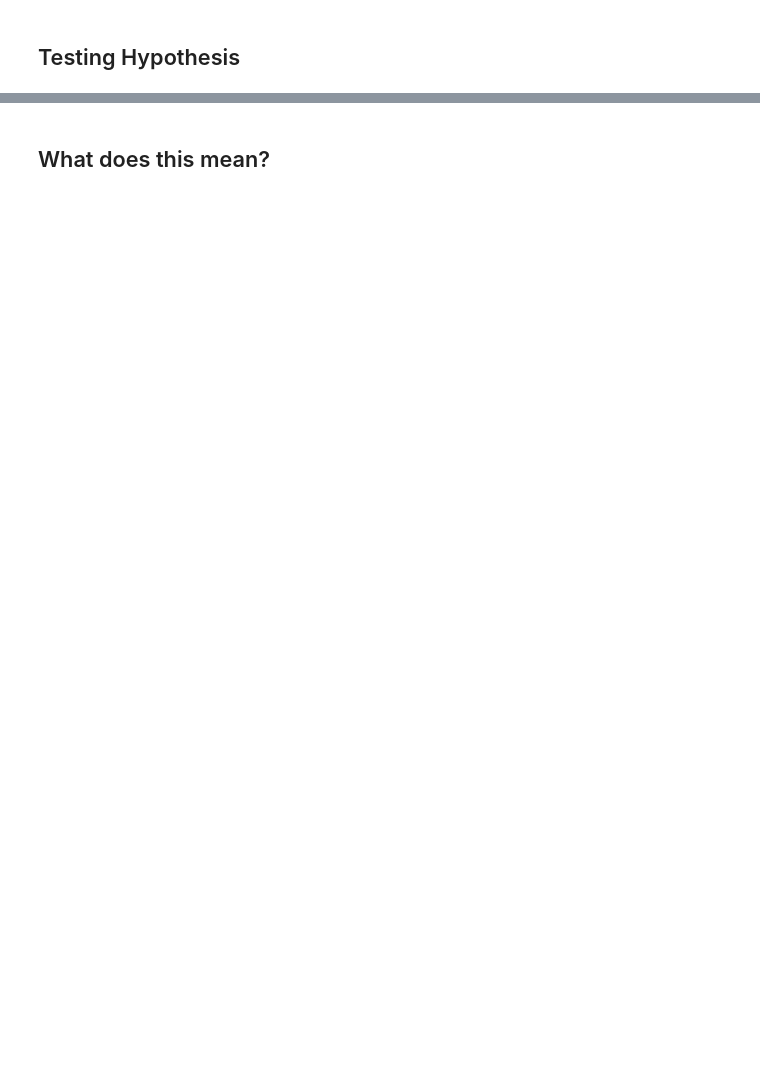
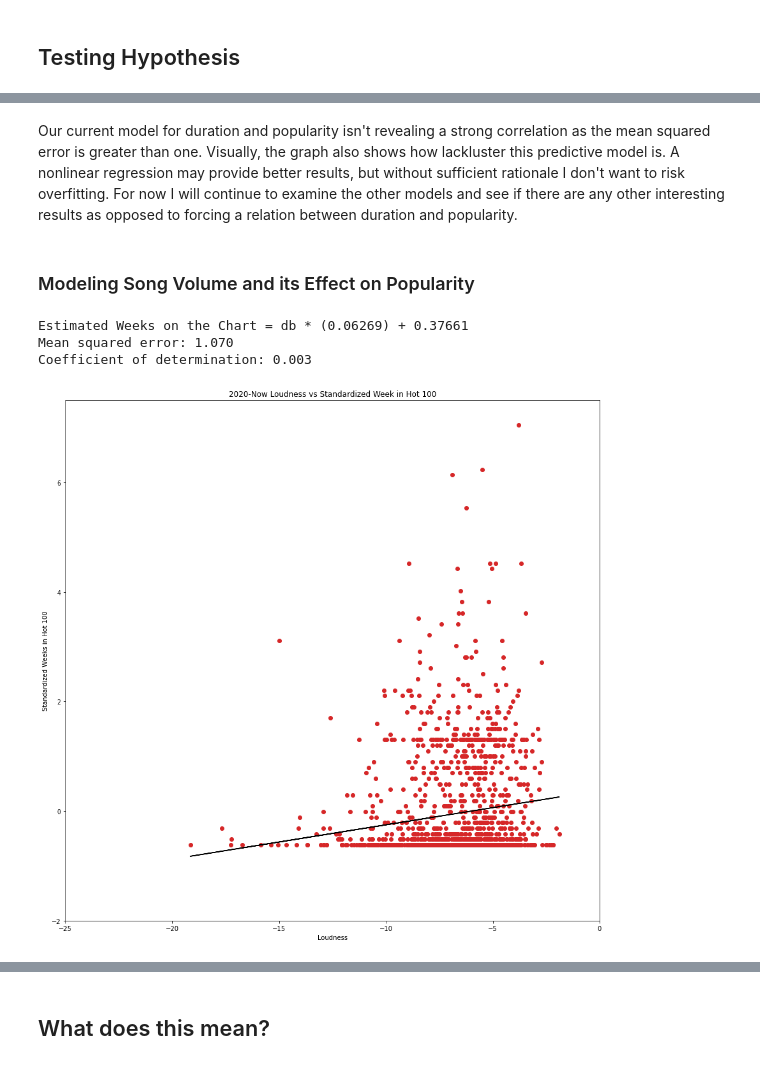
Before and after one commit to Mabanta/Mabanta.github.io, a Jupyter notebook: final.ipynb, the cells around one changed output, grey strips where cells are left out. Drawn from its saved outputs; the diff is of its cells as text; code cells hidden in the pictures; blank space fills up the shorter version.

```diff
--- a/final.ipynb
+++ b/final.ipynb
@@ -699,0 +835,45 @@ from sklearn.metrics import mean_squared_error, r2_score
+# %% [markdown]
+Our current model for duration and popularity isn't revealing a strong correlation as the mean squared error is greater than one. Visually, the graph also shows how lackluster this predictive model is. A nonlinear regression may provide better results, but without sufficient rationale I don't want to risk overfitting. For now I will continue to examine the other models and see if there are any other interesting results as opposed to forcing a relation between duration and popularity.
+# %% [markdown]
+
+### Modeling Song Volume and its Effect on Popularity
+# %%
+# Fit a linear regression using LinearRegression function from Scikit-Learn
+data_x = [[i] for i in df_20_22['Loudness']]
+data_y = [i for i in df_20_22['Standardized_Weeks']]
+data_x, data_y = shuffle(data_x, data_y, random_state=2022)
+
+# Split the data into training/testing sets
+train_x = data_x[:-int(len(data_x)*0.80)]
+test_x = data_x[-int(len(data_x)*0.80):]
+train_y = data_y[:-int(len(data_y)*0.80)]
+test_y = data_y[-int(len(data_y)*0.80):]
+
+# Create linear regression model
+regr = linear_model.LinearRegression()
+regr.fit(train_x, train_y)
+
+# Make predictions using the testing set
+pred_y = regr.predict(test_x)
+
+# Display the model, mean squared error, and the coefficient of determination
+print("Estimated Weeks on the Chart = db * (%.5f) + %.5f" % (regr.coef_, regr.intercept_))
+print("Mean squared error: %.3f" % mean_squared_error(test_y, pred_y))
+print("Coefficient of determination: %.3f" % r2_score(test_y, pred_y))
+
+# Plot the graph
+fig8, ax8 = plt.subplots(figsize=(15, 15))
+ax8.scatter(df_20_22['Loudness'], df_20_22['Standardized_Weeks'], color = 'tab:red')
+ax8.plot(test_x, pred_y, color = 'k')
+ax8.set_xlabel("Loudness")
+ax8.set_ylabel("Standardized Weeks in Hot 100")
+ax8.set_xlim(-25, 0)
+ax8.set_ylim(-2, 7.5)
+ax8.set_title("2020-Now Loudness vs Standardized Week in Hot 100")
+
+fig8.show()
+# %% [output]
+Estimated Weeks on the Chart = db * (0.06269) + 0.37661
+Mean squared error: 1.070
+Coefficient of determination: 0.003
+[figure, added]
```
Also changed, not shown: parts of 22 cells of this notebook, 2 other files.
